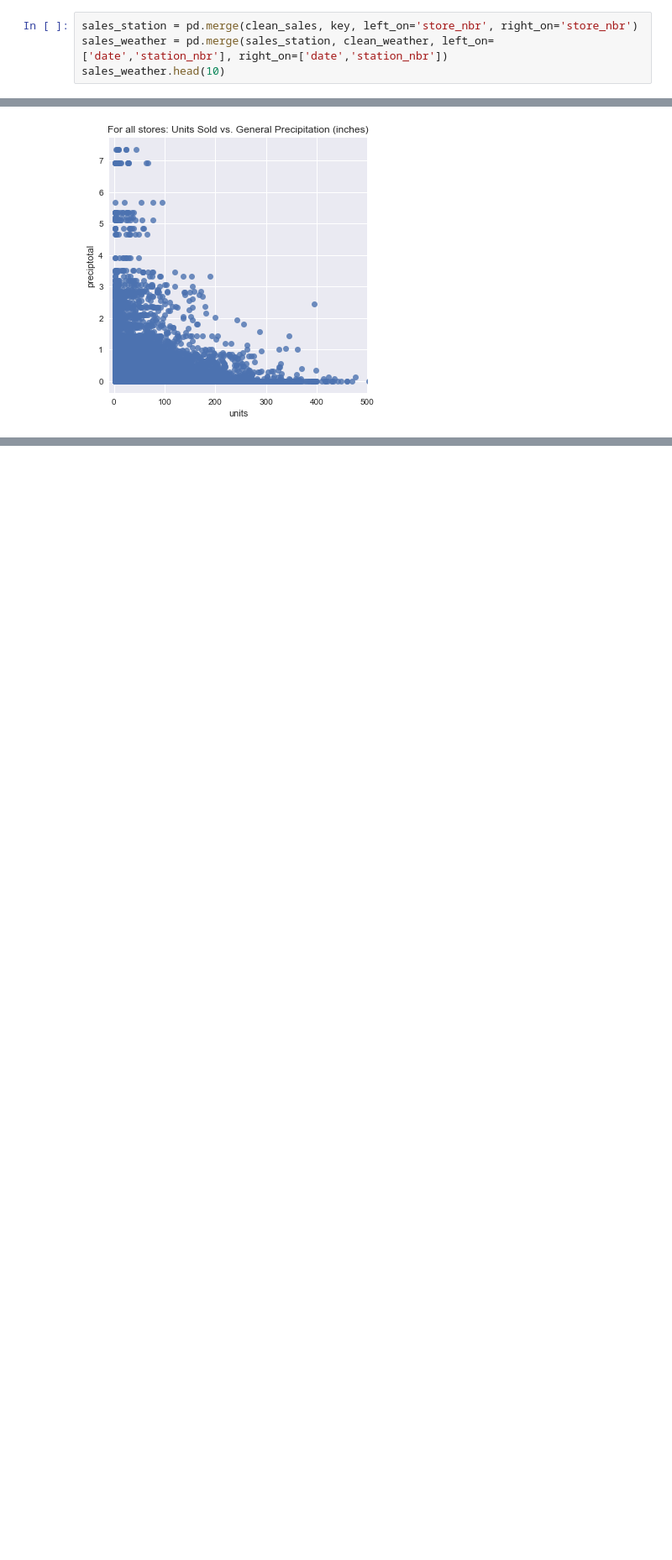
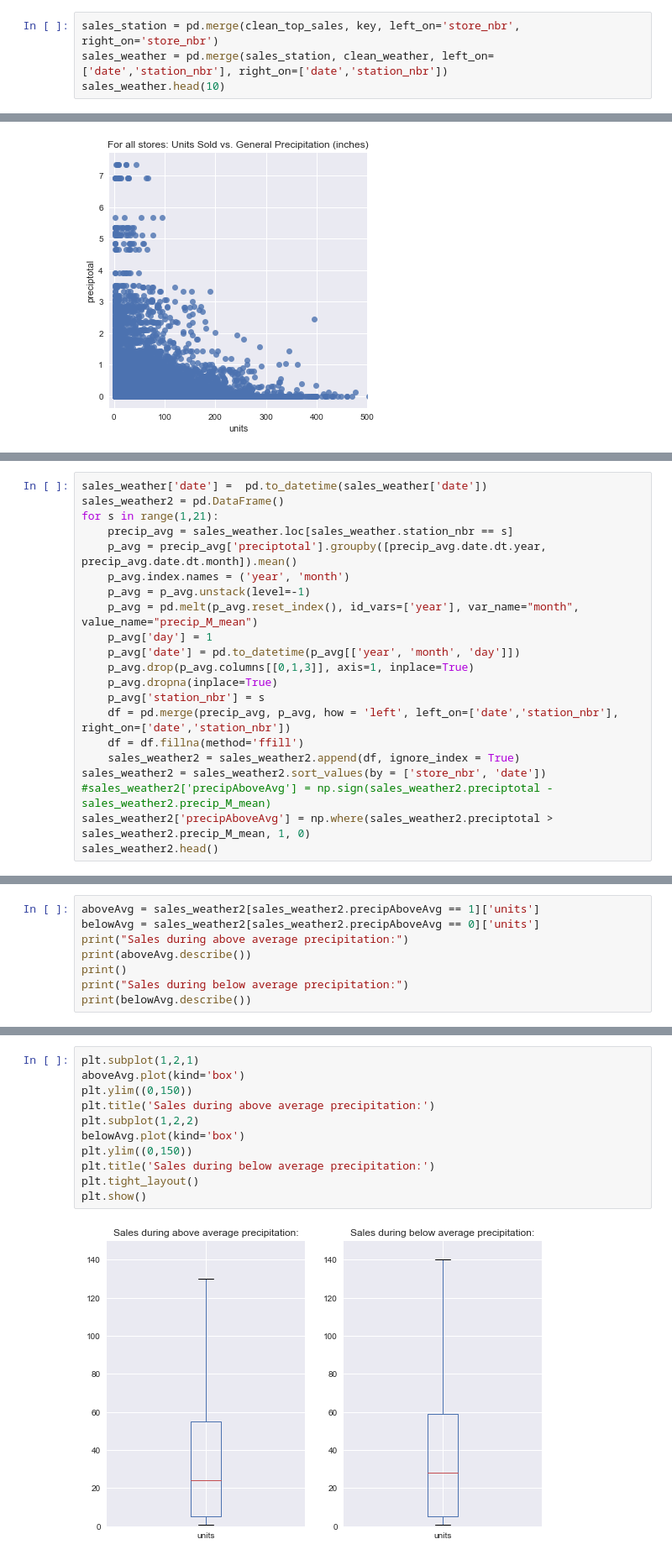
Before and after one commit to vpatel94/springboard, a Jupyter notebook: capstone project/milestone report.ipynb, the cells around one changed output, grey strips where cells are left out. Shown at 84% size. Cells and saved outputs as stored; diff of their text form; blank space fills up the shorter version.

```diff
--- a/capstone project/milestone report.ipynb
+++ b/capstone project/milestone report.ipynb
@@ -177,7 +204,7 @@ From the data above, it is apparent that there is not a seasonal trend for this
 
 Next I will merge the sales and weather data using the key dataset. This will allow me to find any relationships between sales and weather patterns.
 # %%
-sales_station = pd.merge(clean_sales, key, left_on='store_nbr', right_on='store_nbr')
+sales_station = pd.merge(clean_top_sales, key, left_on='store_nbr', right_on='store_nbr')
 sales_weather = pd.merge(sales_station, clean_weather, left_on=['date','station_nbr'], right_on=['date','station_nbr'])
 sales_weather.head(10)
 # %% [output]
@@ -203,0 +231,21 @@ In terms of a general relationship, there does not seem to be one between precip
+# %%
+sales_weather['date'] =  pd.to_datetime(sales_weather['date'])
+sales_weather2 = pd.DataFrame()
+for s in range(1,21):
+    precip_avg = sales_weather.loc[sales_weather.station_nbr == s]
+    p_avg = precip_avg['preciptotal'].groupby([precip_avg.date.dt.year, precip_avg.date.dt.month]).mean()
+    p_avg.index.names = ('year', 'month')
+    p_avg = p_avg.unstack(level=-1)
+    p_avg = pd.melt(p_avg.reset_index(), id_vars=['year'], var_name="month", value_name="precip_M_mean")
+    p_avg['day'] = 1
+    p_avg['date'] = pd.to_datetime(p_avg[['year', 'month', 'day']])
+    p_avg.drop(p_avg.columns[[0,1,3]], axis=1, inplace=True)
+    p_avg.dropna(inplace=True)
+    p_avg['station_nbr'] = s
+    df = pd.merge(precip_avg, p_avg, how = 'left', left_on=['date','station_nbr'], right_on=['date','station_nbr'])
+    df = df.fillna(method='ffill')
+    sales_weather2 = sales_weather2.append(df, ignore_index = True)
+sales_weather2 = sales_weather2.sort_values(by = ['store_nbr', 'date'])
+#sales_weather2['precipAboveAvg'] = np.sign(sales_weather2.preciptotal - sales_weather2.precip_M_mean)
+sales_weather2['precipAboveAvg'] = np.where(sales_weather2.preciptotal > sales_weather2.precip_M_mean, 1, 0)
+sales_weather2.head()
@@ -203,0 +263,8 @@ In terms of a general relationship, there does not seem to be one between precip
+# %%
+aboveAvg = sales_weather2[sales_weather2.precipAboveAvg == 1]['units']
+belowAvg = sales_weather2[sales_weather2.precipAboveAvg == 0]['units']
+print("Sales during above average precipitation:")
+print(aboveAvg.describe())
+print()
+print("Sales during below average precipitation:")
+print(belowAvg.describe())
@@ -203,0 +289,13 @@ In terms of a general relationship, there does not seem to be one between precip
+# %%
+plt.subplot(1,2,1)
+aboveAvg.plot(kind='box')
+plt.ylim((0,150))
+plt.title('Sales during above average precipitation:')
+plt.subplot(1,2,2)
+belowAvg.plot(kind='box')
+plt.ylim((0,150))
+plt.title('Sales during below average precipitation:')
+plt.tight_layout()
+plt.show()
+# %% [output]
+[figure, added]
```
Also changed, not shown: parts of 12 cells of this notebook.
